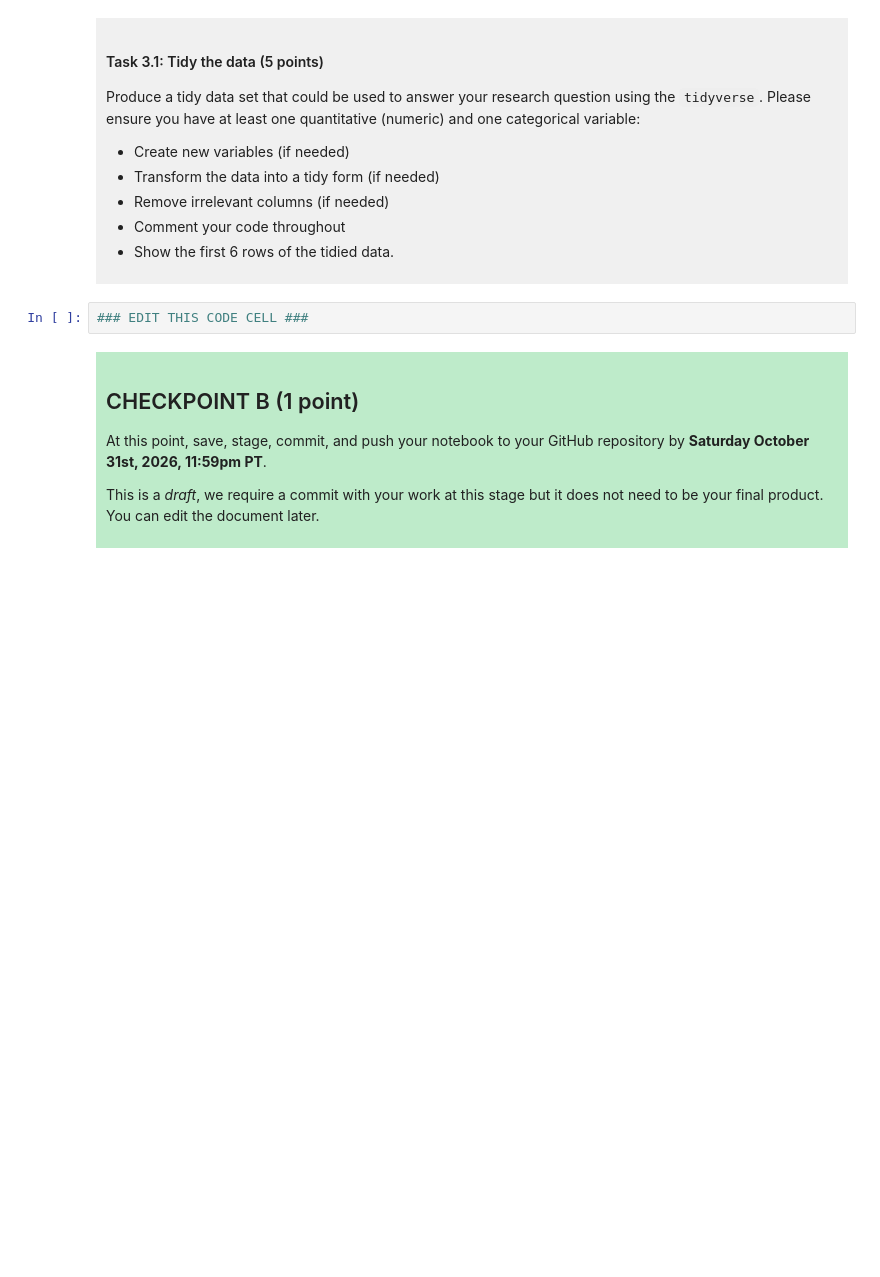
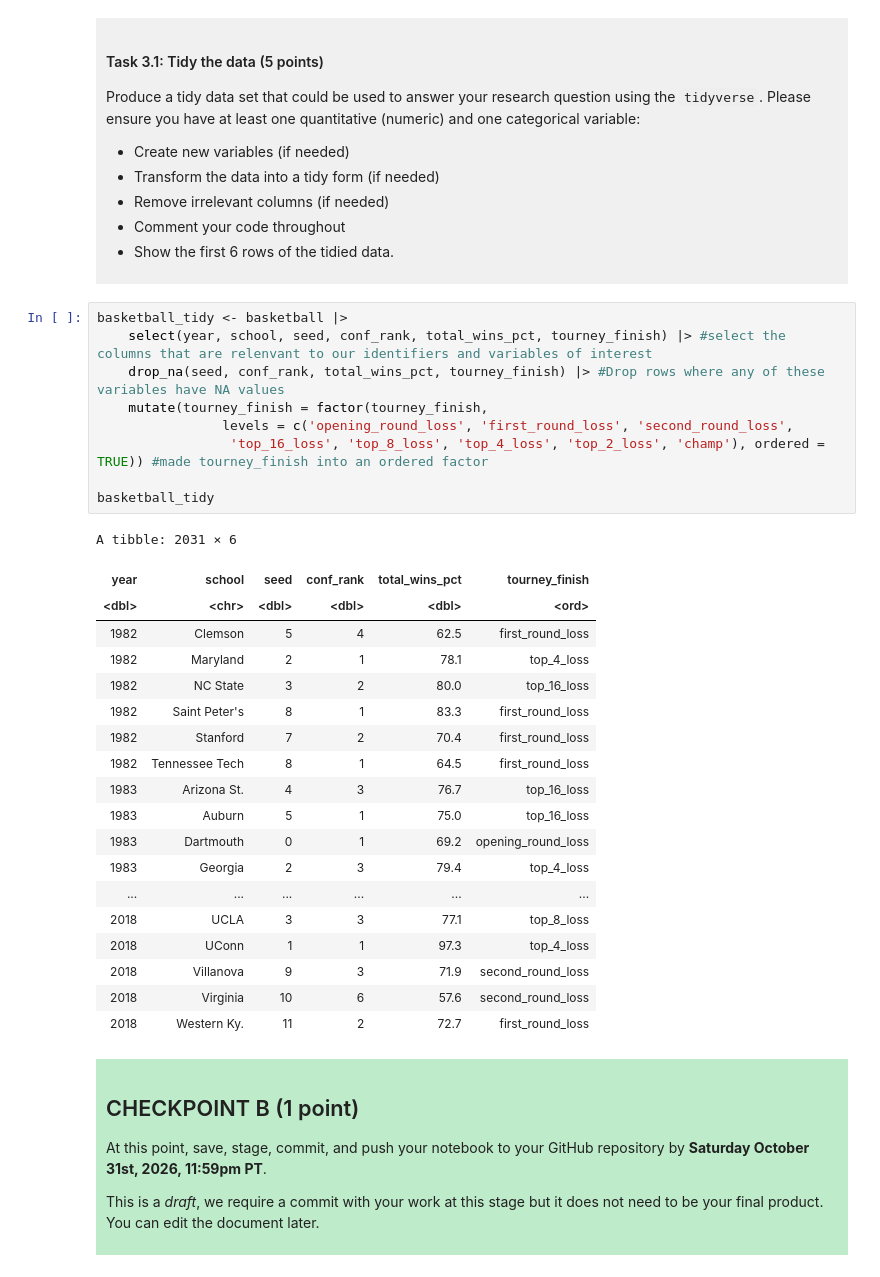
Before and after one commit to ali0171/dsci-100-project-Austin-Li, a Jupyter notebook: dsci-100-project-notebook.ipynb, the cells around one changed output. Drawn from its saved outputs; the diff is of its cells as text; blank space fills up the shorter version.

```diff
--- a/dsci-100-project-notebook.ipynb
+++ b/dsci-100-project-notebook.ipynb
@@ -189,7 +229,34 @@ Produce a tidy data set that could be used to answer your research question usin
 
 </div>
 # %%
-### EDIT THIS CODE CELL ###
+basketball_tidy <- basketball |>
+    select(year, school, seed, conf_rank, total_wins_pct, tourney_finish) |> #select the columns that are relenvant to our identifiers and variables of interest
+    drop_na(seed, conf_rank, total_wins_pct, tourney_finish) |> #Drop rows where any of these variables have NA values
+    mutate(tourney_finish = factor(tourney_finish,
+                levels = c('opening_round_loss', 'first_round_loss', 'second_round_loss',
+                 'top_16_loss', 'top_8_loss', 'top_4_loss', 'top_2_loss', 'champ'), ordered = TRUE)) #made tourney_finish into an ordered factor
+
+basketball_tidy
+# %% [output]
+A tibble: 2031 × 6
+| year | school | seed | conf_rank | total_wins_pct | tourney_finish |
+| <dbl> | <chr> | <dbl> | <dbl> | <dbl> | <ord> |
+| 1982 | Clemson | 5 | 4 | 62.5 | first_round_loss |
+| 1982 | Maryland | 2 | 1 | 78.1 | top_4_loss |
+| 1982 | NC State | 3 | 2 | 80.0 | top_16_loss |
+| 1982 | Saint Peter's | 8 | 1 | 83.3 | first_round_loss |
+| 1982 | Stanford | 7 | 2 | 70.4 | first_round_loss |
+| 1982 | Tennessee Tech | 8 | 1 | 64.5 | first_round_loss |
+| 1983 | Arizona St. | 4 | 3 | 76.7 | top_16_loss |
+| 1983 | Auburn | 5 | 1 | 75.0 | top_16_loss |
+| 1983 | Dartmouth | 0 | 1 | 69.2 | opening_round_loss |
+| 1983 | Georgia | 2 | 3 | 79.4 | top_4_loss |
+| ... | ... | ... | ... | ... | ... |
+| 2018 | UCLA | 3 | 3 | 77.1 | top_8_loss |
+| 2018 | UConn | 1 | 1 | 97.3 | top_4_loss |
+| 2018 | Villanova | 9 | 3 | 71.9 | second_round_loss |
+| 2018 | Virginia | 10 | 6 | 57.6 | second_round_loss |
+| 2018 | Western Ky. | 11 | 2 | 72.7 | first_round_loss |
 # %% [markdown]
 <div style="background-color: #beebca; padding: 10px;">
 
```
Also changed, not shown: parts of 3 cells of this notebook.
